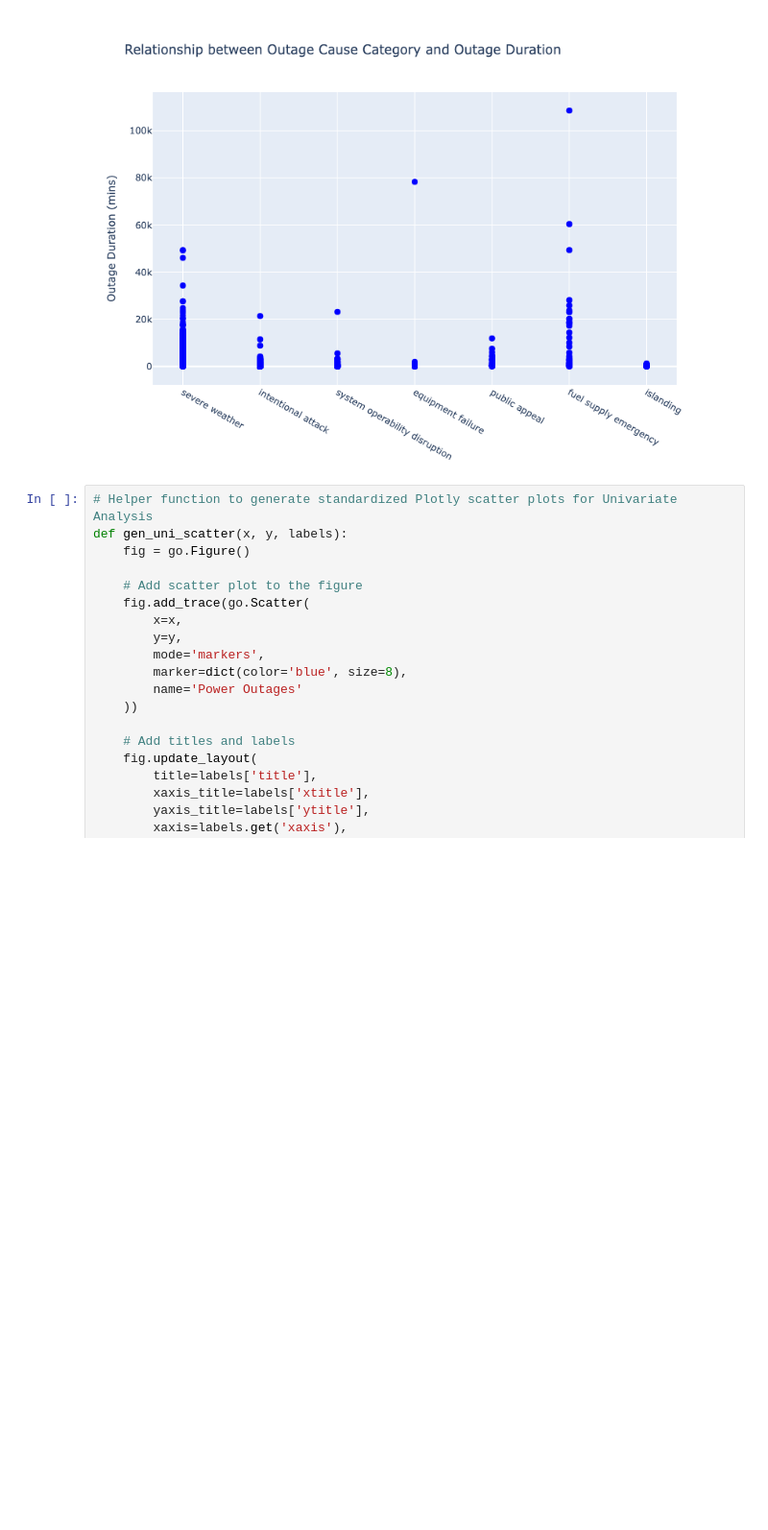
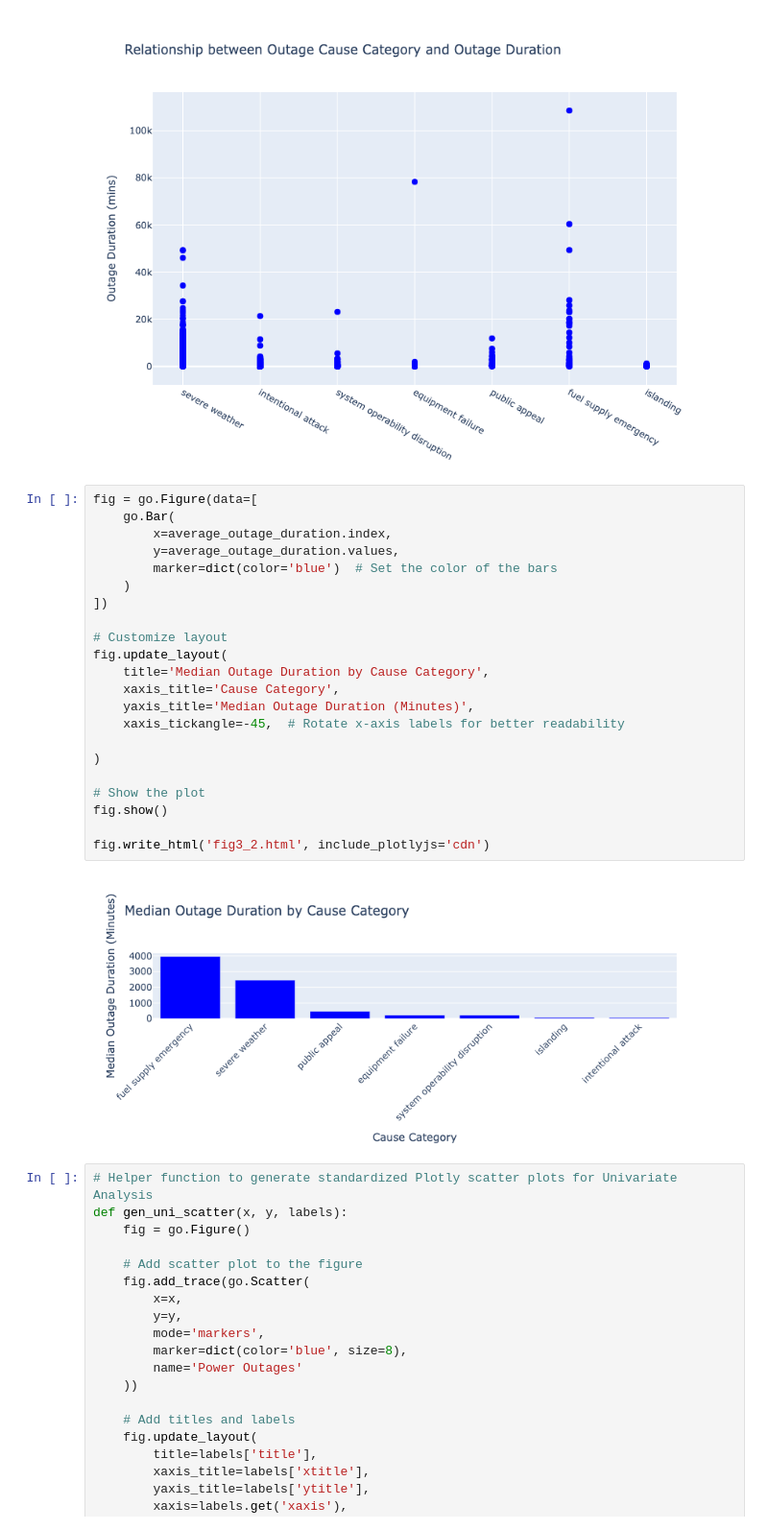
Before and after one commit to djlisbonne/power_outage_analysis, a Jupyter notebook: portfolio.ipynb, the cells around one changed output. Shown at 96% size. Cells and saved outputs as stored; diff of their text form; blank space fills up the shorter version.

Commit message:
updates to grouping and aggregates sections and interactive plotly charts

```diff
--- a/portfolio.ipynb
+++ b/portfolio.ipynb
@@ -193,6 +212,30 @@ islanding                          77.5
 intentional attack                 56.0
 Name: OUTAGE.DURATION, dtype: object
 [figure]
+# %%
+fig = go.Figure(data=[
+    go.Bar(
+        x=average_outage_duration.index,
+        y=average_outage_duration.values,
+        marker=dict(color='blue')  # Set the color of the bars
+    )
+])
+
+# Customize layout
+fig.update_layout(
+    title='Median Outage Duration by Cause Category',
+    xaxis_title='Cause Category',
+    yaxis_title='Median Outage Duration (Minutes)',
+    xaxis_tickangle=-45,  # Rotate x-axis labels for better readability
+
+)
+
+# Show the plot
+fig.show()
+
+fig.write_html('fig3_2.html', include_plotlyjs='cdn')
+# %% [output]
+[figure, added]
 # %%
 # Helper function to generate standardized Plotly scatter plots for Univariate Analysis
 def gen_uni_scatter(x, y, labels):
```
Also changed, not shown: parts of 9 cells of this notebook, 5 other files.
